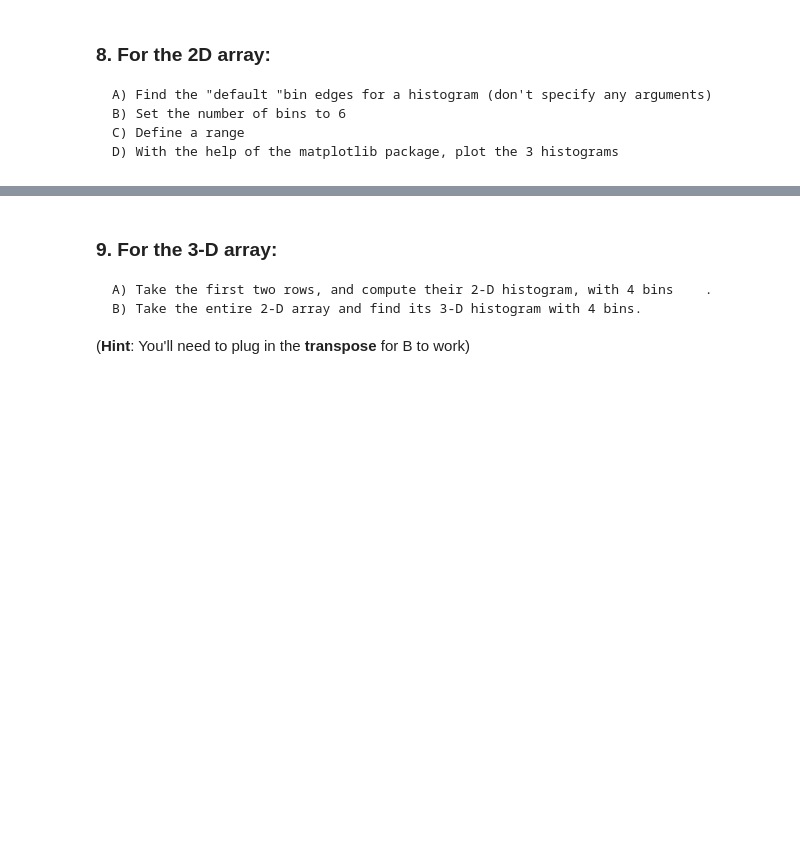
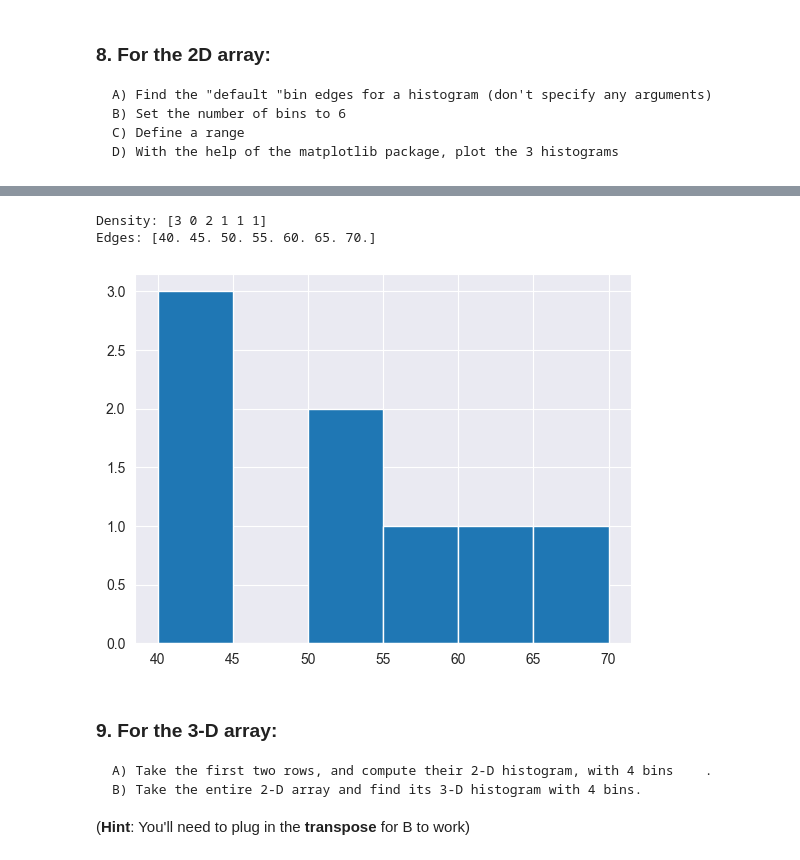
Before and after one commit to jmonti-gh/365DS_jm, a Jupyter notebook: 7_Data_Prepro_Numpy/7_9_Statistics-With-NumPy-Exercise.ipynb, the cells around one changed output, grey strips where cells are left out. Cells and saved outputs as stored; diff of their text form; code cells hidden in the pictures; blank space fills up the shorter version.

```diff
--- a/7_Data_Prepro_Numpy/7_9_Statistics-With-NumPy-Exercise.ipynb
+++ b/7_Data_Prepro_Numpy/7_9_Statistics-With-NumPy-Exercise.ipynb
@@ -240,3 +387,10 @@ def per_quan_med ()
+# %%
+print(f'Density: {hrng[0]}')
+plt_hist(array_2D, hrng[1])
+# %% [output]
+Density: [3 0 2 1 1 1]
+Edges: [40. 45. 50. 55. 60. 65. 70.]
+[figure, added]
 # %% [markdown]
 ### 9. For the 3-D array:
     A) Take the first two rows, and compute their 2-D histogram, with 4 bins    .
```
Also changed, not shown: parts of 24 cells of this notebook.
